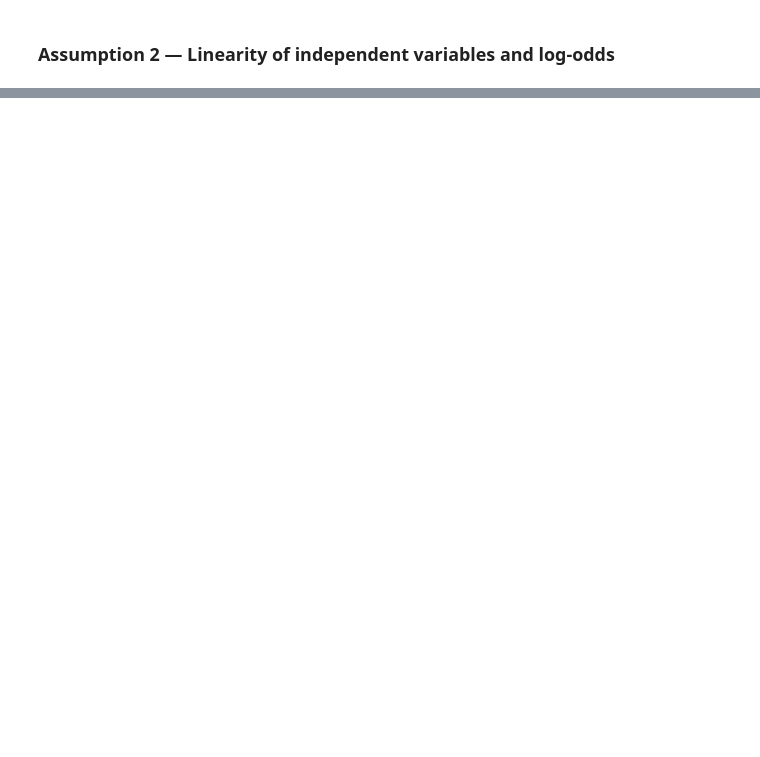
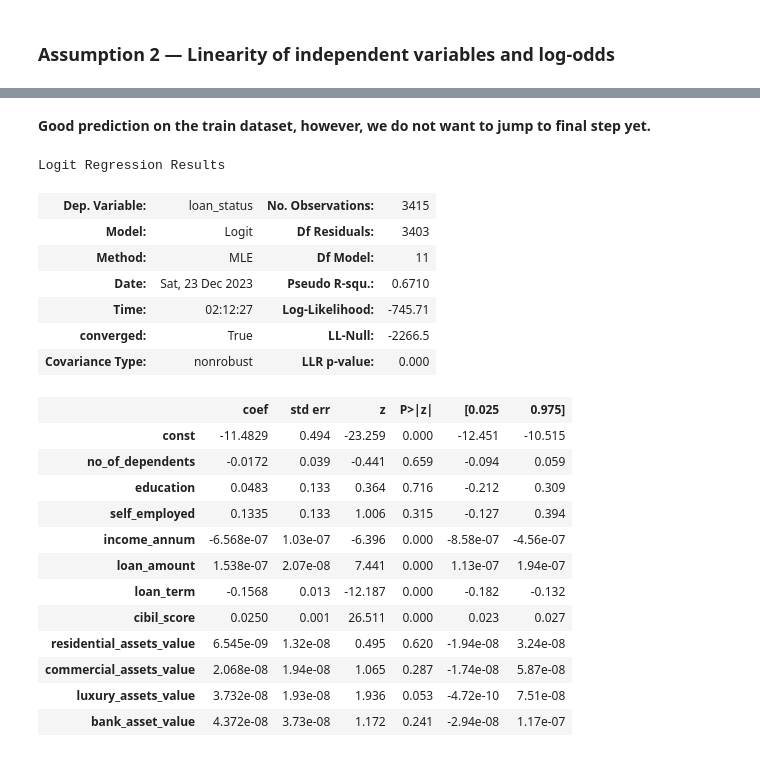
Before and after one commit to conga00/loan_approval, a Jupyter notebook: Notebooks/2.0 Question and Modelling.ipynb, the cells around one changed output, grey strips where cells are left out. Saved outputs shown, nothing was run; the diff lists cells and outputs as text; code cells hidden in the pictures; blank space fills up the shorter version.

```diff
--- a/Notebooks/2.0 Question and Modelling.ipynb
+++ b/Notebooks/2.0 Question and Modelling.ipynb
@@ -113,0 +179,26 @@ logit(p) = log(p/1-p)
+# %% [markdown]
+**Good prediction on the train dataset, however, we do not want to jump to final step yet.**
+# %%
+model1.summary()
+# %% [output]
+Logit Regression Results
+| Dep. Variable: | loan_status | No. Observations: | 3415 |
+| Model: | Logit | Df Residuals: | 3403 |
+| Method: | MLE | Df Model: | 11 |
+| Date: | Sat, 23 Dec 2023 | Pseudo R-squ.: | 0.6710 |
+| Time: | 02:12:27 | Log-Likelihood: | -745.71 |
+| converged: | True | LL-Null: | -2266.5 |
+| Covariance Type: | nonrobust | LLR p-value: | 0.000 |
+|  | coef | std err | z | P>|z| | [0.025 | 0.975] |
+| const | -11.4829 | 0.494 | -23.259 | 0.000 | -12.451 | -10.515 |
+| no_of_dependents | -0.0172 | 0.039 | -0.441 | 0.659 | -0.094 | 0.059 |
+| education | 0.0483 | 0.133 | 0.364 | 0.716 | -0.212 | 0.309 |
+| self_employed | 0.1335 | 0.133 | 1.006 | 0.315 | -0.127 | 0.394 |
+| income_annum | -6.568e-07 | 1.03e-07 | -6.396 | 0.000 | -8.58e-07 | -4.56e-07 |
+| loan_amount | 1.538e-07 | 2.07e-08 | 7.441 | 0.000 | 1.13e-07 | 1.94e-07 |
+| loan_term | -0.1568 | 0.013 | -12.187 | 0.000 | -0.182 | -0.132 |
+| cibil_score | 0.0250 | 0.001 | 26.511 | 0.000 | 0.023 | 0.027 |
+| residential_assets_value | 6.545e-09 | 1.32e-08 | 0.495 | 0.620 | -1.94e-08 | 3.24e-08 |
+| commercial_assets_value | 2.068e-08 | 1.94e-08 | 1.065 | 0.287 | -1.74e-08 | 5.87e-08 |
+| luxury_assets_value | 3.732e-08 | 1.93e-08 | 1.936 | 0.053 | -4.72e-10 | 7.51e-08 |
+| bank_asset_value | 4.372e-08 | 3.73e-08 | 1.172 | 0.241 | -2.94e-08 | 1.17e-07 |
```
Also changed, not shown: parts of 42 cells of this notebook.
